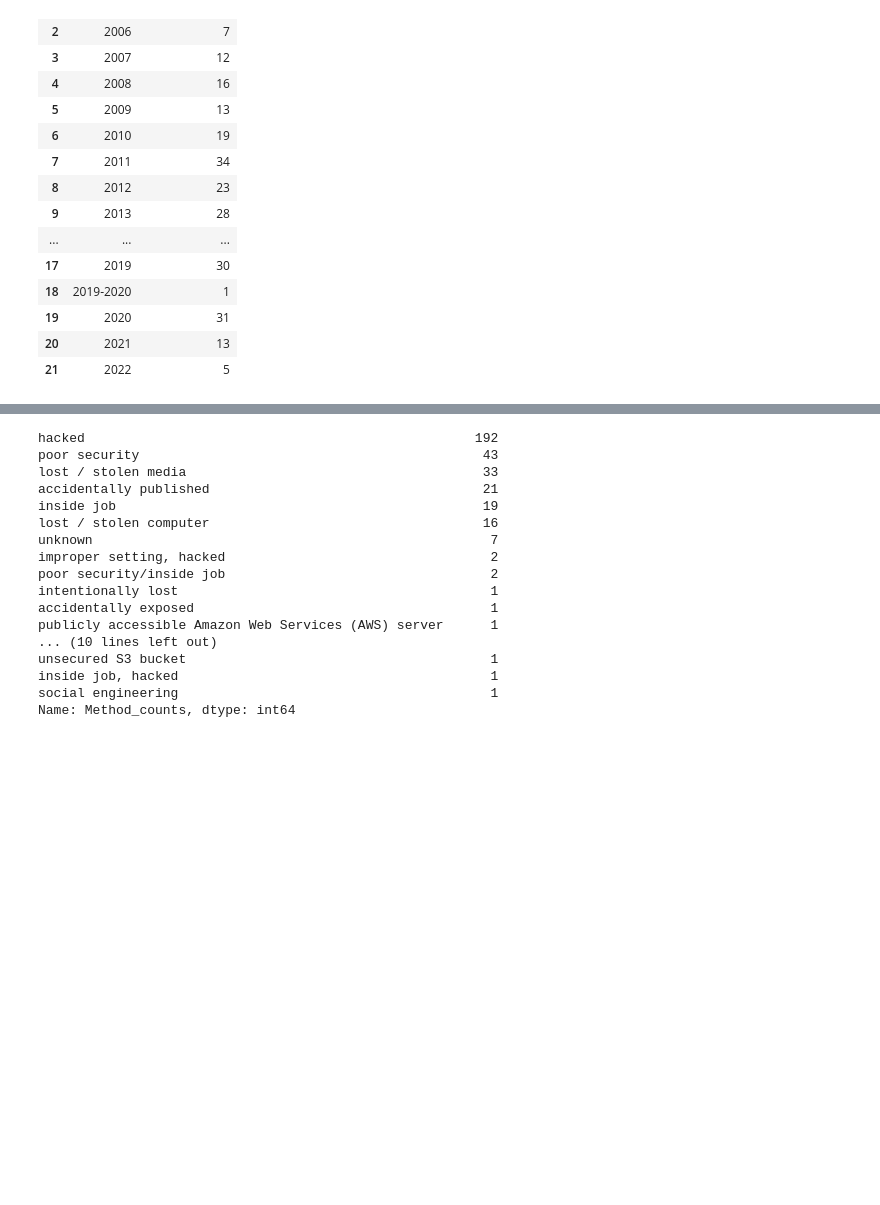
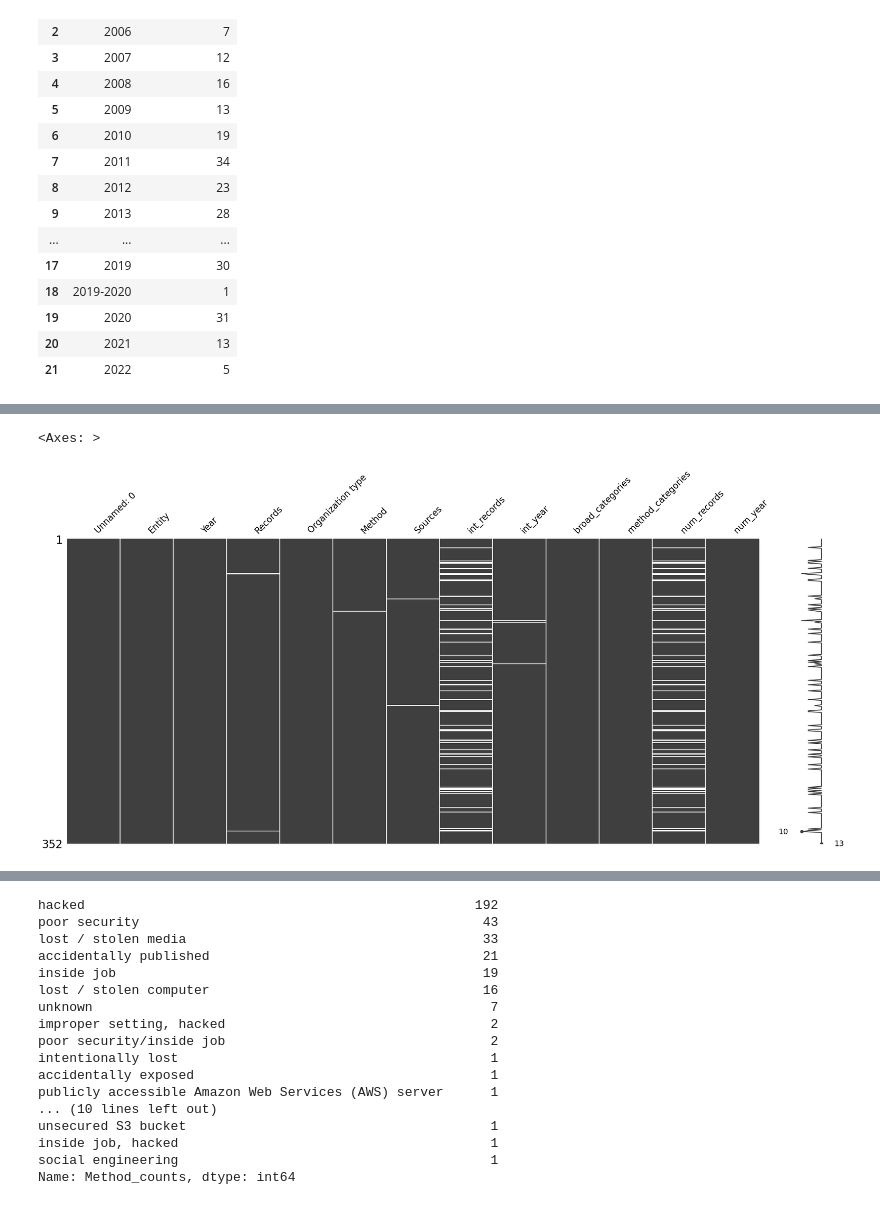
Before and after one commit to molly777yllom/DataDive5_DATA3500, a Jupyter notebook: data_breaches.ipynb, the cells around one changed output, grey strips where cells are left out. Drawn from its saved outputs; the diff is of its cells as text; code cells hidden in the pictures; blank space fills up the shorter version.

```diff
--- a/data_breaches.ipynb
+++ b/data_breaches.ipynb
@@ -433,0 +244,7 @@ Text(0, 0.5, 'Number of records')
+# %%
+# visualize the missing values in the `num_records` column
+import missingno as msno
+msno.matrix(data_breaches)
+# %% [output]
+<Axes: >
+[figure, added]
```
Also changed, not shown: parts of 52 cells of this notebook.
